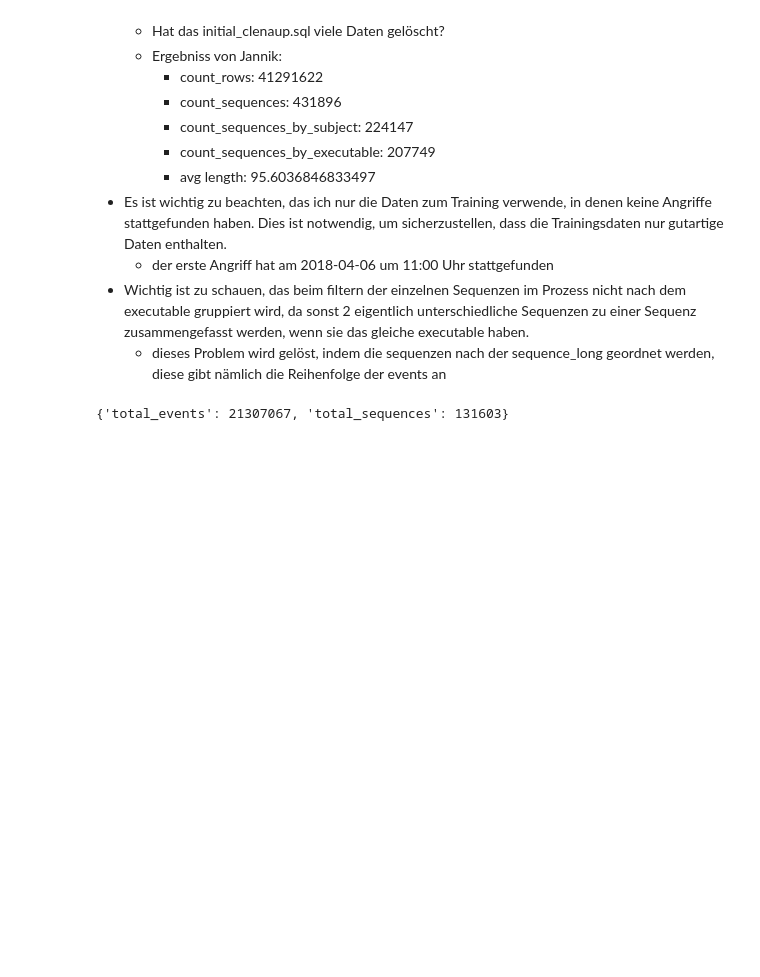
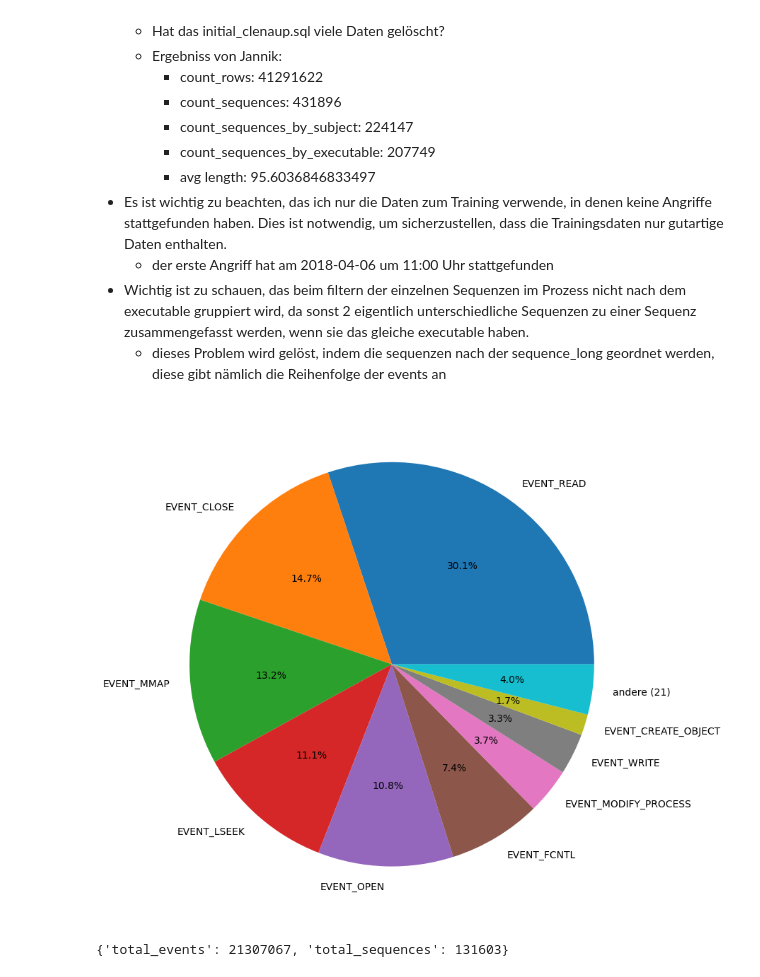
Before and after one commit to jojo1227/transformer_bachelor, a Jupyter notebook: src/data_preparation/seq_export.ipynb, the cells around one changed output. Cells and saved outputs as stored; diff of their text form; code cells hidden in the pictures; blank space fills up the shorter version.

```diff
--- a/src/data_preparation/seq_export.ipynb
+++ b/src/data_preparation/seq_export.ipynb
@@ -58,6 +68,27 @@ Durchschnittliche Länge: 95.60
     - der erste Angriff hat am 2018-04-06 um 11:00 Uhr stattgefunden
 - Wichtig ist zu schauen, das beim filtern der einzelnen Sequenzen im Prozess nicht nach dem executable gruppiert wird, da sonst 2 eigentlich unterschiedliche Sequenzen zu einer Sequenz zusammengefasst werden, wenn sie das gleiche executable haben.
     - dieses Problem wird gelöst, indem die sequenzen nach der sequence_long geordnet werden, diese gibt nämlich die Reihenfolge der events an
+# %%
+from src.data_preparation.SequenceEventVisualizer import SequenceEventVisualizer
+import matplotlib.pyplot as plt
+import psycopg2
+from src.utils.Database_Connection import DatabaseConnection
+
+
+conn3 = DatabaseConnection(
+    host='localhost',
+    database='cadets-e3-local',
+    user='studi',
+    password='studi',
+    port=7654
+)
+
+visualizer = SequenceEventVisualizer(conn3)
+visualizer.create_pie_chart(
+    query='select event_type, count(*) from sequence_events group by event_type order by count desc;'
+)
+# %% [output]
+[figure, added]
 # %%
 from SequenceEventProcessor import SequenceEventProcessor
 from utils.Database_Connection import DatabaseConnection
```
Also changed, not shown: parts of 2 cells of this notebook, 10 other files.
